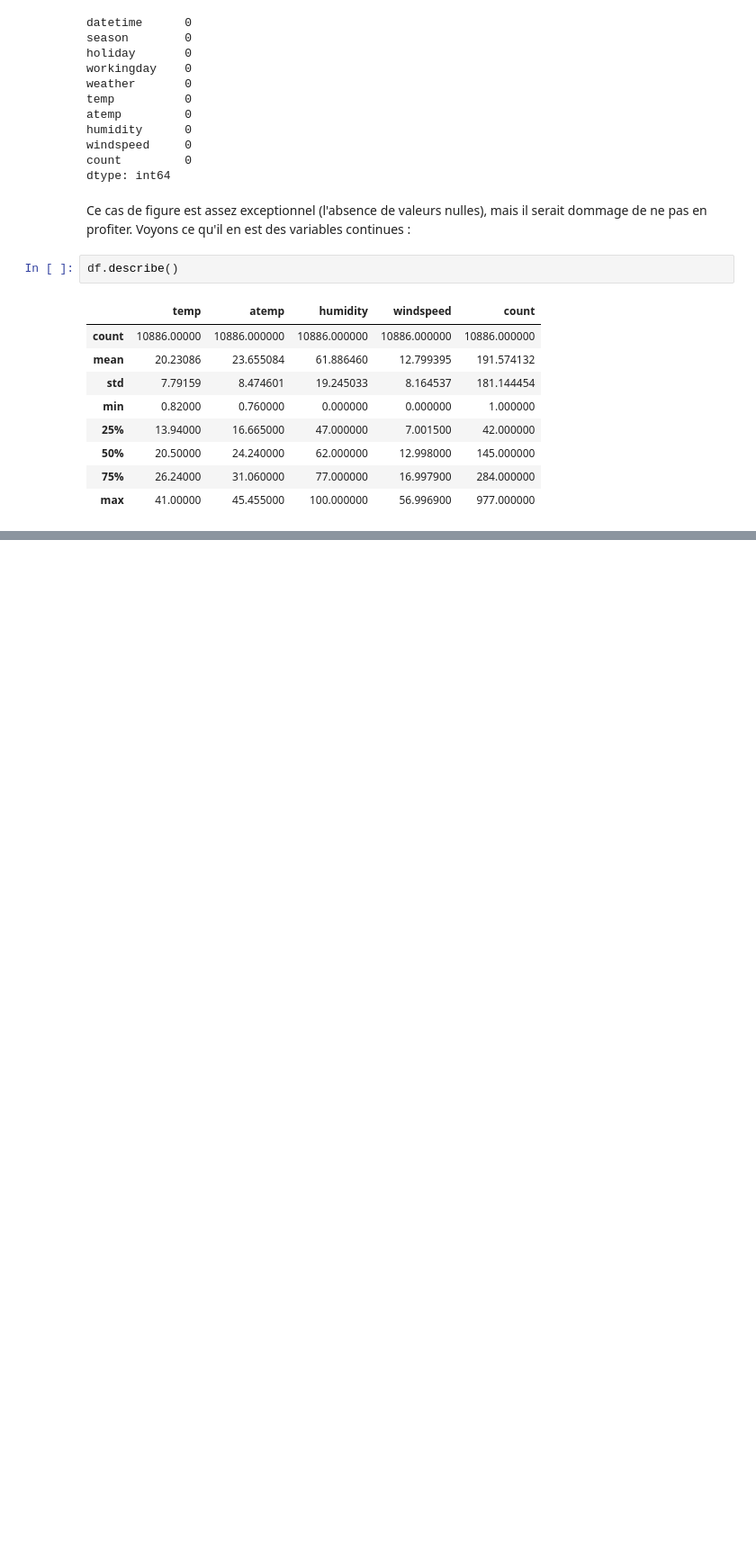
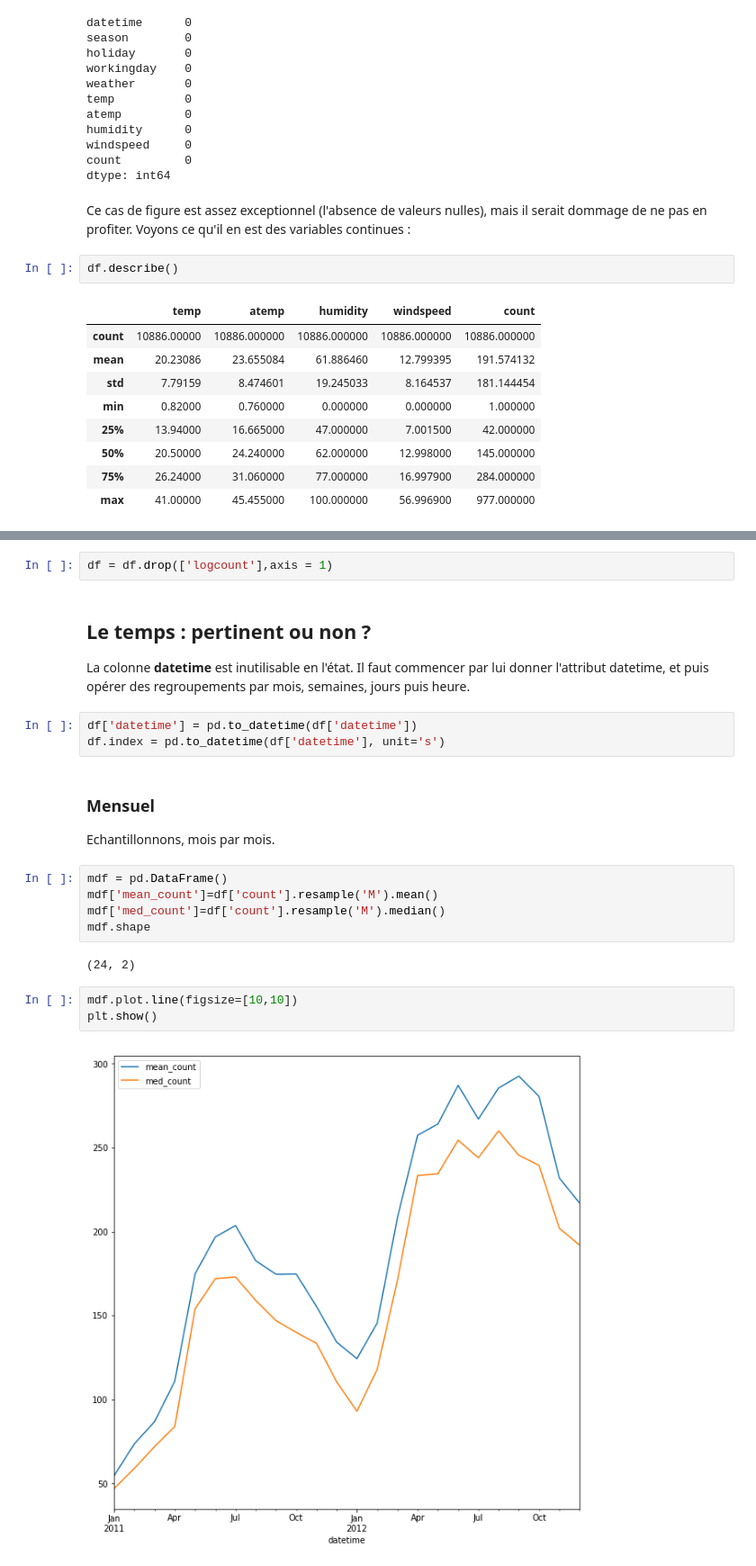
Before and after one commit to MaxGuillot/ml, a Jupyter notebook: La petite reine.ipynb, the cells around one changed output, grey strips where cells are left out. Shown at 90% size. Cells and saved outputs as stored; diff of their text form; blank space fills up the shorter version.

```diff
--- a/La petite reine.ipynb
+++ b/La petite reine.ipynb
@@ -135,0 +145,23 @@ plt.show()
+# %%
+df = df.drop(['logcount'],axis = 1)
+# %% [markdown]
+## Le temps : pertinent ou non ?
+La colonne __datetime__ est inutilisable en l'état. Il faut commencer par lui donner l'attribut datetime, et puis opérer des regroupements par mois, semaines, jours puis heure.
+# %%
+df['datetime'] = pd.to_datetime(df['datetime'])
+df.index = pd.to_datetime(df['datetime'], unit='s')
+# %% [markdown]
+### Mensuel
+Echantillonnons, mois par mois.
+# %%
+mdf = pd.DataFrame()
+mdf['mean_count']=df['count'].resample('M').mean()
+mdf['med_count']=df['count'].resample('M').median()
+mdf.shape
+# %% [output]
+(24, 2)
+# %%
+mdf.plot.line(figsize=[10,10])
+plt.show()
+# %% [output]
+[figure, added]
```
Also changed, not shown: parts of 63 cells of this notebook.
